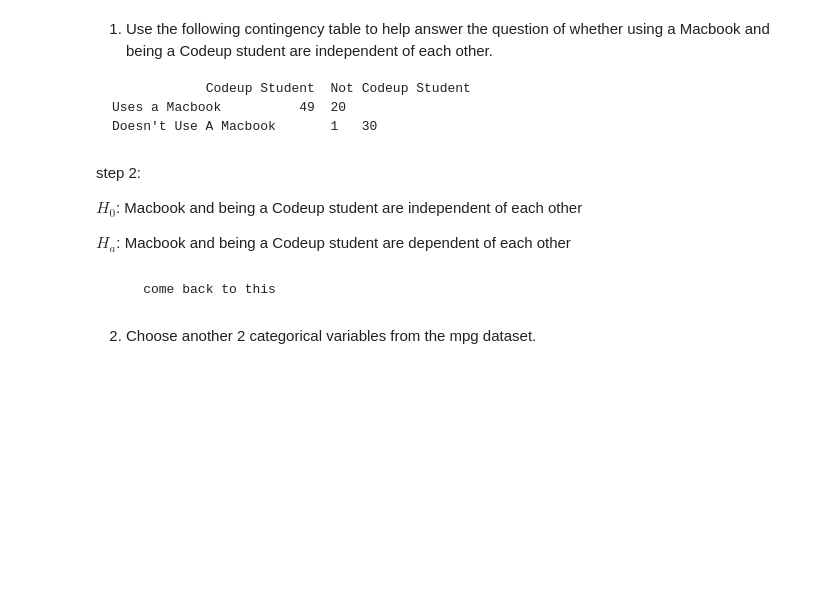
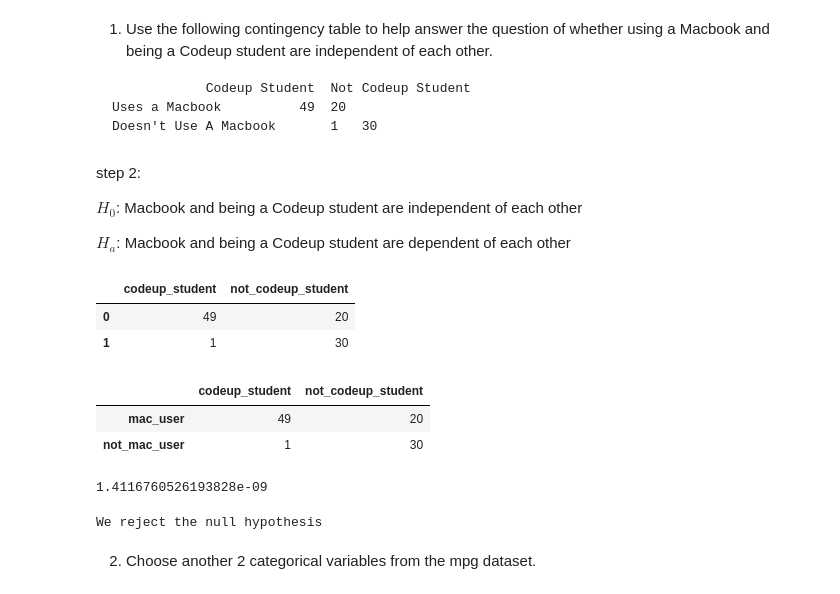
Before and after one commit to Joshua-Click/statistics-exercises, a Jupyter notebook: hypothesis_testing.ipynb, the cells around one changed output. Cells and saved outputs as stored; diff of their text form; code cells hidden in the pictures; blank space fills up the shorter version.

```diff
--- a/hypothesis_testing.ipynb
+++ b/hypothesis_testing.ipynb
@@ -847,8 +847,34 @@ $H_0$: Macbook and being a Codeup student are independent of each other
 $H_a$: Macbook and being a Codeup student are dependent of each other
 # %%
 #step 3: is the contingency table
+
+df = pd.DataFrame({'codeup_student': [49, 1], 'not_codeup_student' : [20,30]})
+df
+# %% [output]
+|  | codeup_student | not_codeup_student |
+| 0 | 49 | 20 |
+| 1 | 1 | 30 |
-# %% [markdown]
-        come back to this
+# %%
+df.index = ['mac_user', 'not_mac_user']
+df
+# %% [output]
+|  | codeup_student | not_codeup_student |
+| mac_user | 49 | 20 |
+| not_mac_user | 1 | 30 |
+# %%
+# step 4
+chi2, p, degf, expected = stats.chi2_contingency(df)
+p
+# %% [output]
+1.4116760526193828e-09
+# %%
+#step 5
+if p < alpha:
+    print('We reject the null hypothesis')
+else:
+    print('We fail to reject the null hypothesis')
+# %% [output]
+We reject the null hypothesis
 # %% [markdown]
 2. Choose another 2 categorical variables from the mpg dataset.
 # %%
```
Also changed, not shown: parts of 2 cells of this notebook.
